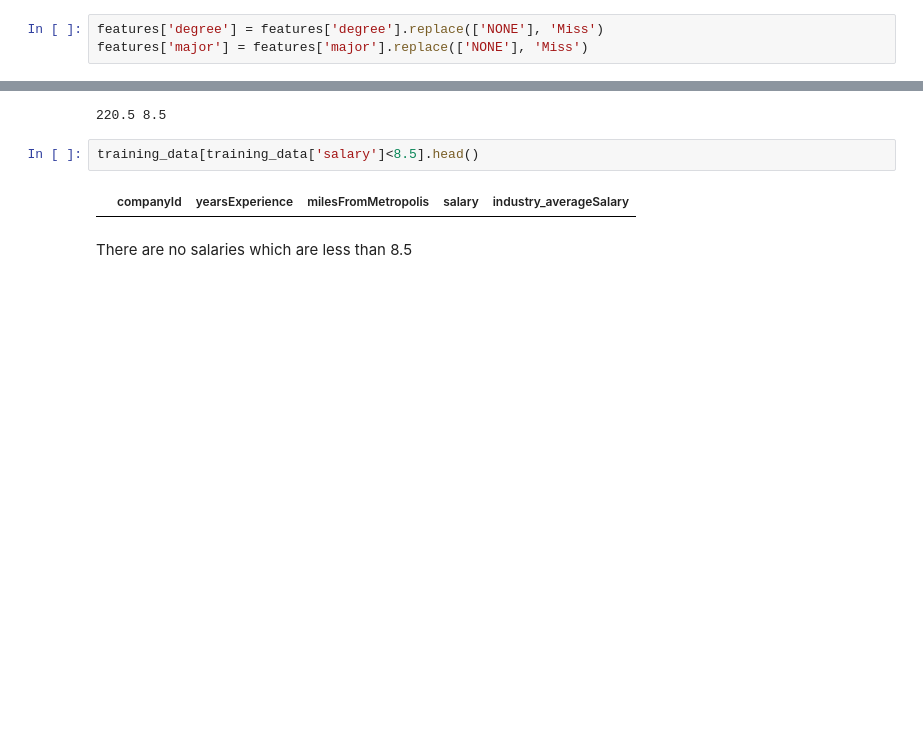
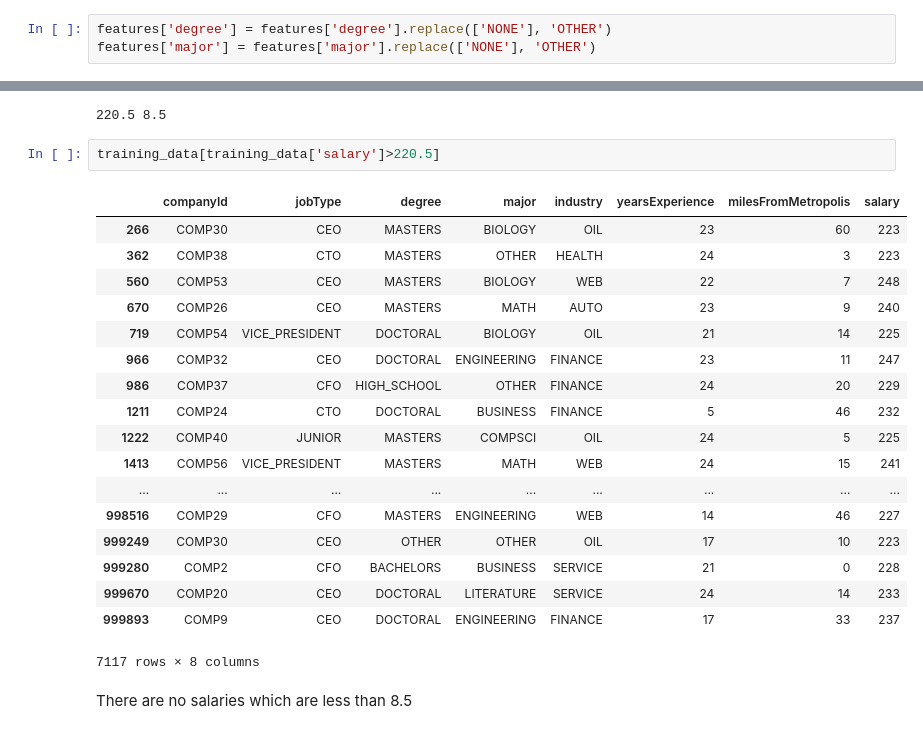
Before and after one commit to Pranaysraju/ml, a Jupyter notebook: First Portfolio Project.ipynb, the cells around one changed output, grey strips where cells are left out. Cells and saved outputs as stored; diff of their text form; blank space fills up the shorter version.

```diff
--- a/First Portfolio Project.ipynb
+++ b/First Portfolio Project.ipynb
@@ -74,8 +74,8 @@ for i in listoffeatures:
 [10  3  8  2 23  9  1 17 24  7 21 13 11 14 18 20 12 15 22  0 19  5  4 16
   6]
 # %%
-features['degree'] = features['degree'].replace(['NONE'], 'Miss')
-features['major'] = features['major'].replace(['NONE'], 'Miss')
+features['degree'] = features['degree'].replace(['NONE'], 'OTHER')
+features['major'] = features['major'].replace(['NONE'], 'OTHER')
 # %%
 filterdf = features['degree'] == 'NONE'
 # %%
@@ -158,9 +158,26 @@ search_outliers(training_data,"salary")
 # %% [output]
 220.5 8.5
 # %%
-training_data[training_data['salary']<8.5].head()
+training_data[training_data['salary']>220.5]
 # %% [output]
-|  | companyId | yearsExperience | milesFromMetropolis | salary | industry_averageSalary |
+|  | companyId | jobType | degree | major | industry | yearsExperience | milesFromMetropolis | salary |
+| 266 | COMP30 | CEO | MASTERS | BIOLOGY | OIL | 23 | 60 | 223 |
+| 362 | COMP38 | CTO | MASTERS | OTHER | HEALTH | 24 | 3 | 223 |
+| 560 | COMP53 | CEO | MASTERS | BIOLOGY | WEB | 22 | 7 | 248 |
+| 670 | COMP26 | CEO | MASTERS | MATH | AUTO | 23 | 9 | 240 |
+| 719 | COMP54 | VICE_PRESIDENT | DOCTORAL | BIOLOGY | OIL | 21 | 14 | 225 |
+| 966 | COMP32 | CEO | DOCTORAL | ENGINEERING | FINANCE | 23 | 11 | 247 |
+| 986 | COMP37 | CFO | HIGH_SCHOOL | OTHER | FINANCE | 24 | 20 | 229 |
+| 1211 | COMP24 | CTO | DOCTORAL | BUSINESS | FINANCE | 5 | 46 | 232 |
+| 1222 | COMP40 | JUNIOR | MASTERS | COMPSCI | OIL | 24 | 5 | 225 |
+| 1413 | COMP56 | VICE_PRESIDENT | MASTERS | MATH | WEB | 24 | 15 | 241 |
+| ... | ... | ... | ... | ... | ... | ... | ... | ... |
+| 998516 | COMP29 | CFO | MASTERS | ENGINEERING | WEB | 14 | 46 | 227 |
+| 999249 | COMP30 | CEO | OTHER | OTHER | OIL | 17 | 10 | 223 |
+| 999280 | COMP2 | CFO | BACHELORS | BUSINESS | SERVICE | 21 | 0 | 228 |
+| 999670 | COMP20 | CEO | DOCTORAL | LITERATURE | SERVICE | 24 | 14 | 233 |
+| 999893 | COMP9 | CEO | DOCTORAL | ENGINEERING | FINANCE | 17 | 33 | 237 |
+7117 rows × 8 columns
 # %% [markdown]
 There are no salaries which are less than 8.5
 # %%
```
Also changed, not shown: parts of 19 cells of this notebook, 2 other files.
